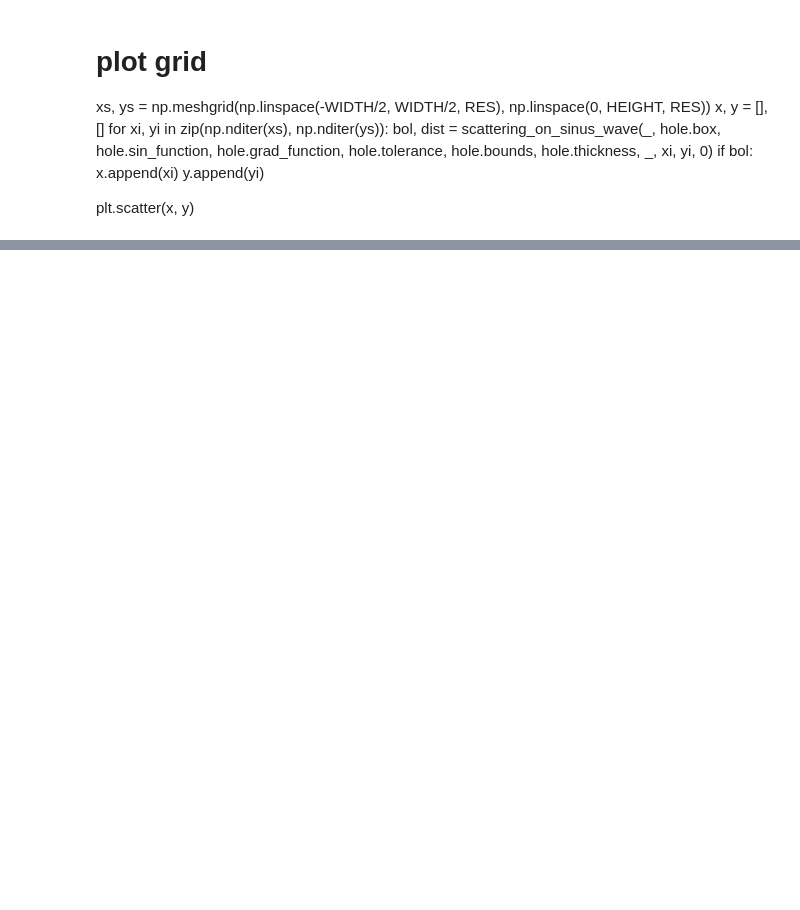
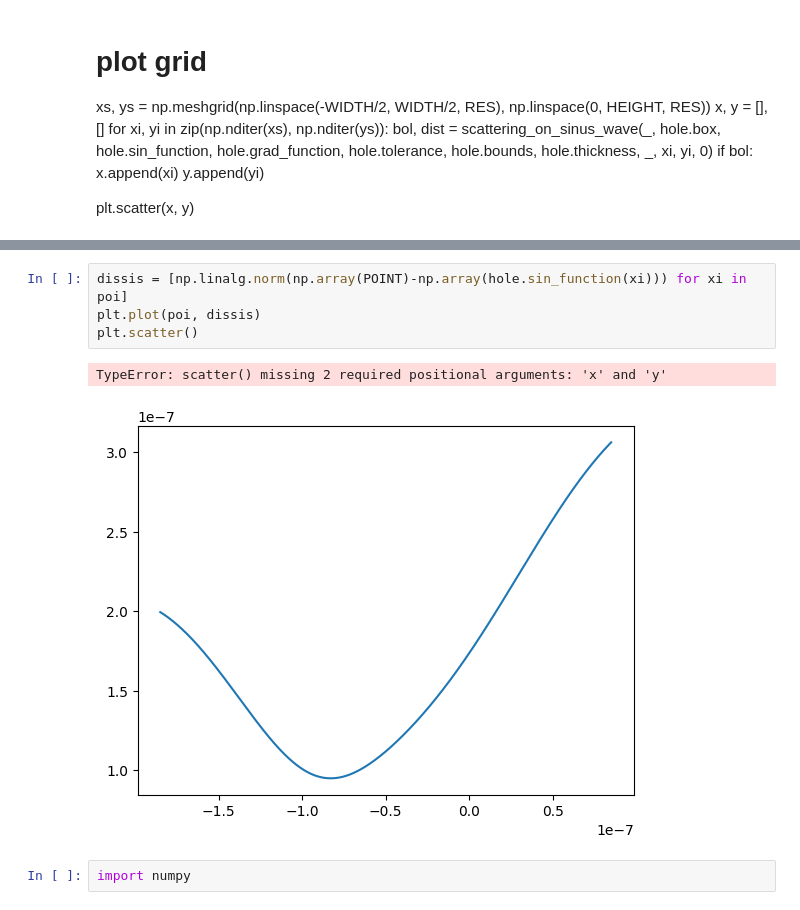
Before and after one commit to phigas/freepaths-sinus-wave, a Jupyter notebook: debug.ipynb, the cells around one changed output, grey strips where cells are left out. Drawn from its saved outputs; the diff is of its cells as text; blank space fills up the shorter version.

```diff
--- a/debug.ipynb
+++ b/debug.ipynb
@@ -154,0 +193,9 @@ False 5.024987562602847e-08 [-5.00001852e-13  2.25000000e-07]
+# %%
+dissis = [np.linalg.norm(np.array(POINT)-np.array(hole.sin_function(xi))) for xi in poi]
+plt.plot(poi, dissis)
+plt.scatter()
+# %% [output]
+TypeError: scatter() missing 2 required positional arguments: 'x' and 'y'
+[figure, added]
+# %%
+import numpy
```
Also changed, not shown: parts of 10 cells of this notebook, 1 other file.
